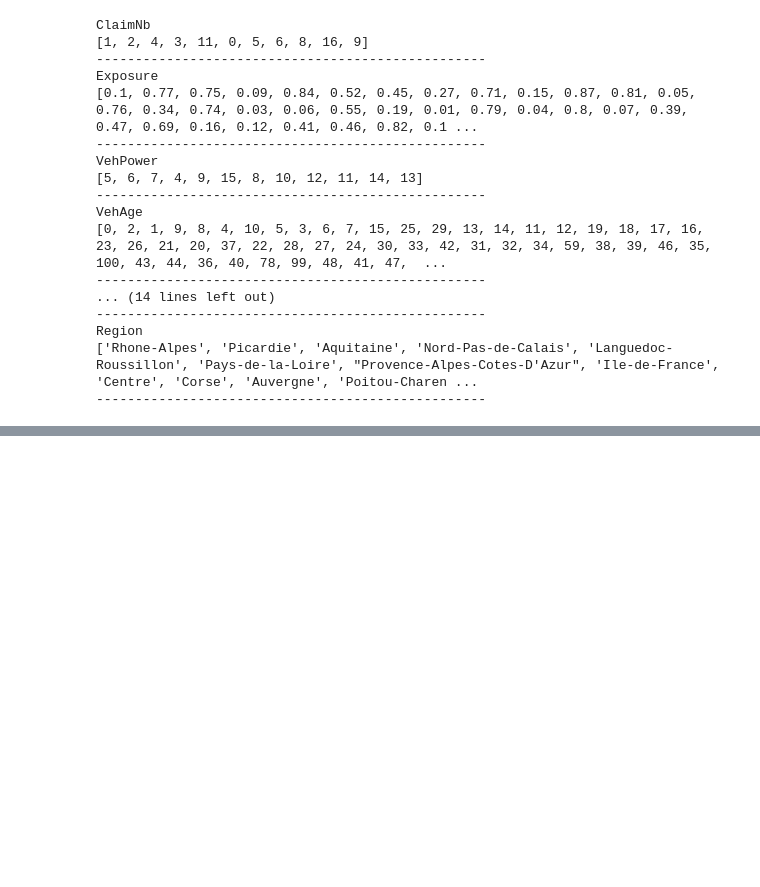
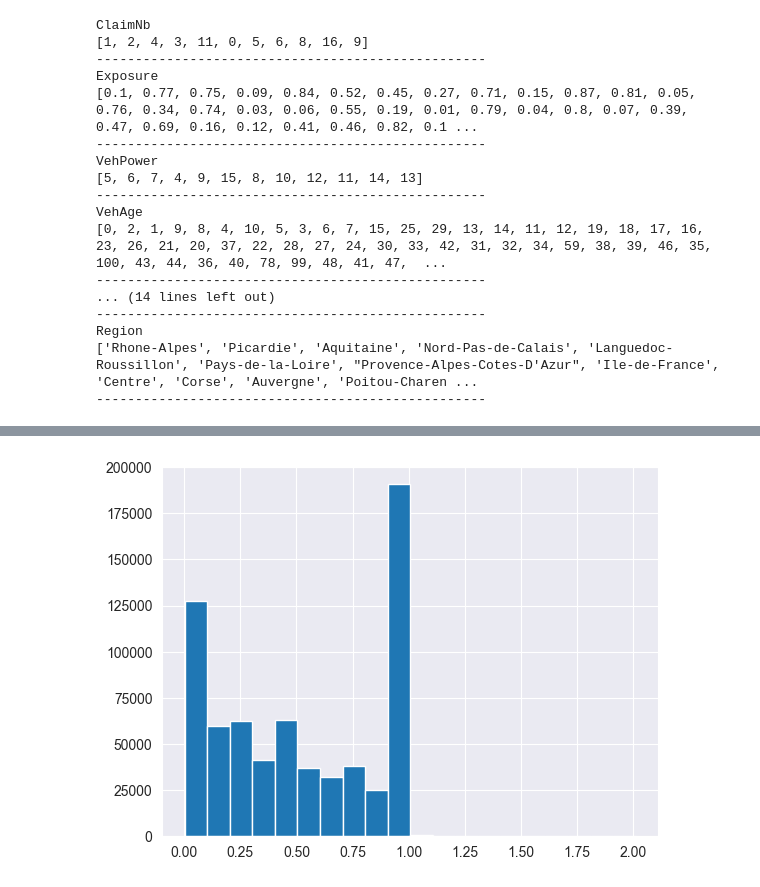
Before and after one commit to Fatemenamdar20/Insurance_Claims, a Jupyter notebook: Insurance_Claims.ipynb, the cells around one changed output, grey strips where cells are left out. Drawn from its saved outputs; the diff is of its cells as text; code cells hidden in the pictures; blank space fills up the shorter version.

```diff
--- a/Insurance_Claims.ipynb
+++ b/Insurance_Claims.ipynb
@@ -171,0 +191,5 @@ sns.heatmap(corr_matrix, annot=True, fmt=".2f")
+# %%
+plt.hist(df_freq["Exposure"], bins= 20)
+plt.show()
+# %% [output]
+[figure, added]
```
Also changed, not shown: parts of 22 cells of this notebook.
